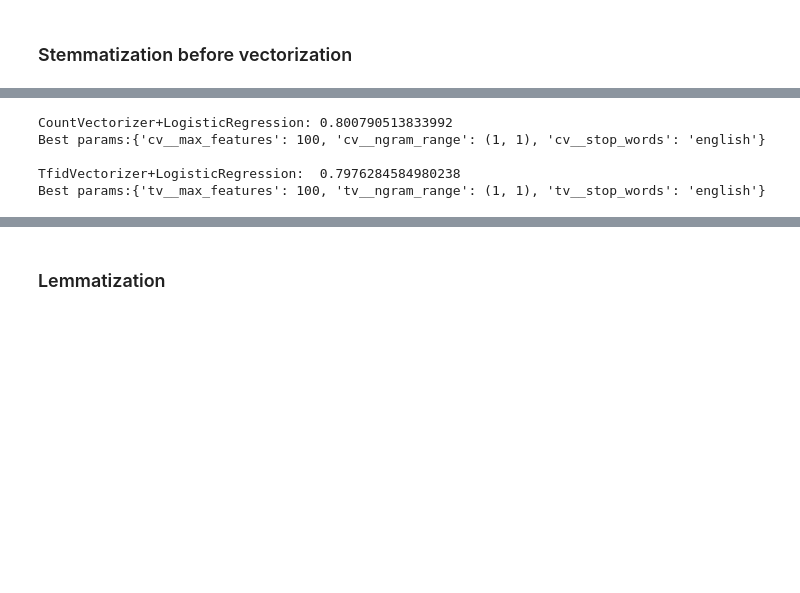
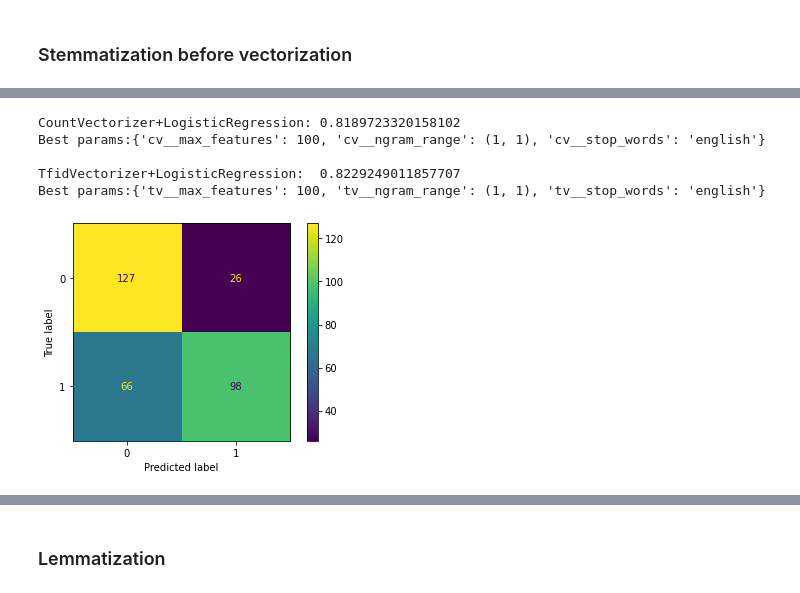
Before and after one commit to niphonch/project3_NLP_subreddit, a Jupyter notebook: NLP frequent word removal.ipynb, the cells around one changed output, grey strips where cells are left out. Cells and saved outputs as stored; diff of their text form; code cells hidden in the pictures; blank space fills up the shorter version.

```diff
--- a/NLP frequent word removal.ipynb
+++ b/NLP frequent word removal.ipynb
@@ -520,0 +479,9 @@ X_train, X_test, y_train, y_test = train_test_split(X, y, test_size=0.2,
+# %%
+# Set X and y
+X = df['title']
+y = df['is_nfl']
+# Train (80%) Test (20%) split
+X_train, X_test, y_train, y_test = train_test_split(X, y, test_size=0.2,
+                                                    random_state=42,
+                                                    stratify=y)
+X_train= X_train.apply(lambda x: " ".join([st.stem(word) for word in x.split()]))
@@ -546,8 +526,14 @@ print(f'TfidVectorizer+LogisticRegression:  {grid4.best_score_}')
 print(f'Best params:{grid4.best_params_}')
 print('')
 # %% [output]
-CountVectorizer+LogisticRegression: 0.800790513833992
+CountVectorizer+LogisticRegression: 0.8189723320158102
 Best params:{'cv__max_features': 100, 'cv__ngram_range': (1, 1), 'cv__stop_words': 'english'}
 
-TfidVectorizer+LogisticRegression:  0.7976284584980238
+TfidVectorizer+LogisticRegression:  0.8229249011857707
 Best params:{'tv__max_features': 100, 'tv__ngram_range': (1, 1), 'tv__stop_words': 'english'}
+# %%
+y_preds_grid3 = grid3.predict(X_test)
+cm_grid3 = confusion_matrix(y_test, y_preds_grid3)
+ConfusionMatrixDisplay(confusion_matrix=cm_grid3).plot();
+# %% [output]
+[figure, added]
```
Also changed, not shown: parts of 61 cells of this notebook.
